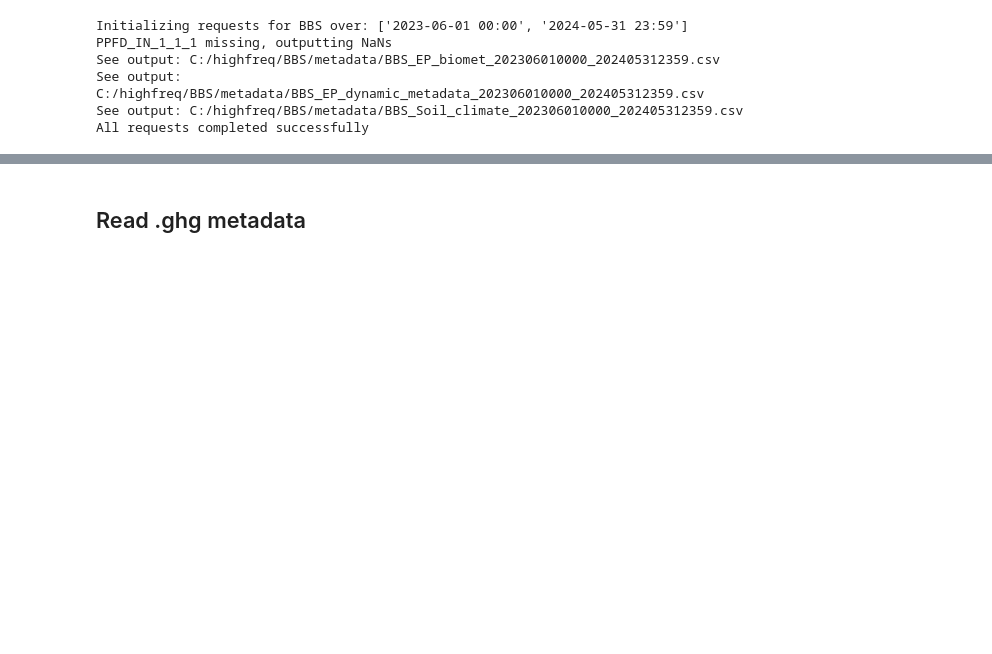
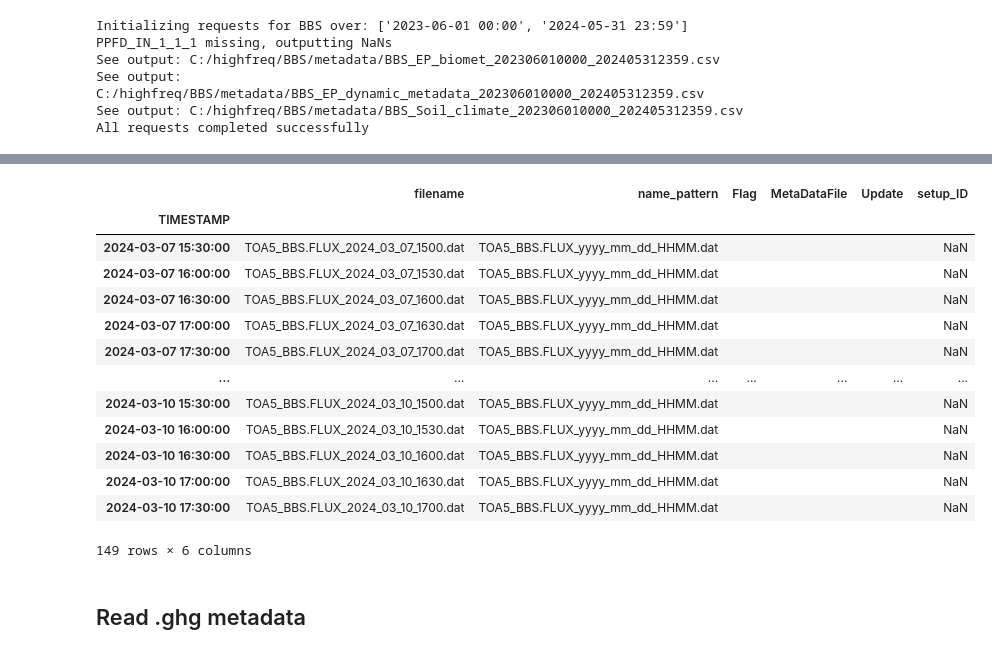
Before and after one commit to June-Skeeter/EddyPro_API, a Jupyter notebook: Testing.ipynb, the cells around one changed output, grey strips where cells are left out. Drawn from its saved outputs; the diff is of its cells as text; code cells hidden in the pictures; blank space fills up the shorter version.

```diff
--- a/Testing.ipynb
+++ b/Testing.ipynb
@@ -28,0 +36,11 @@ All requests completed successfully
+# %%
+import preProcessing
+import importlib
+import time
+importlib.reload(preProcessing)
+
+pp = preProcessing.preProcessing('BBS',fileType='dat')
+pp.processes=1
+pp.searchRawDir(copyFrom = "C:\\Campbellsci\\CardConvert\\20240416",
+            searchTag = "BBS.FLUX",
+            timeShift=30)
@@ -29,3 +55,24 @@ All requests completed successfully
+# %%
+pp.fileInventory#.loc[pp.fileInventory['filename'].isnull()==False]
+# import pandas as pd
+# df = pd.DataFrame()
+# df[['a','b']] = 'a'
+# df
+# %% [output]
+|  | filename | name_pattern | Flag | MetaDataFile | Update | setup_ID |
+| TIMESTAMP |  |  |  |  |  |  |
+| 2024-03-07 15:30:00 | TOA5_BBS.FLUX_2024_03_07_1500.dat | TOA5_BBS.FLUX_yyyy_mm_dd_HHMM.dat |  |  |  | NaN |
+| 2024-03-07 16:00:00 | TOA5_BBS.FLUX_2024_03_07_1530.dat | TOA5_BBS.FLUX_yyyy_mm_dd_HHMM.dat |  |  |  | NaN |
+| 2024-03-07 16:30:00 | TOA5_BBS.FLUX_2024_03_07_1600.dat | TOA5_BBS.FLUX_yyyy_mm_dd_HHMM.dat |  |  |  | NaN |
+| 2024-03-07 17:00:00 | TOA5_BBS.FLUX_2024_03_07_1630.dat | TOA5_BBS.FLUX_yyyy_mm_dd_HHMM.dat |  |  |  | NaN |
+| 2024-03-07 17:30:00 | TOA5_BBS.FLUX_2024_03_07_1700.dat | TOA5_BBS.FLUX_yyyy_mm_dd_HHMM.dat |  |  |  | NaN |
+| ... | ... | ... | ... | ... | ... | ... |
+| 2024-03-10 15:30:00 | TOA5_BBS.FLUX_2024_03_10_1500.dat | TOA5_BBS.FLUX_yyyy_mm_dd_HHMM.dat |  |  |  | NaN |
+| 2024-03-10 16:00:00 | TOA5_BBS.FLUX_2024_03_10_1530.dat | TOA5_BBS.FLUX_yyyy_mm_dd_HHMM.dat |  |  |  | NaN |
+| 2024-03-10 16:30:00 | TOA5_BBS.FLUX_2024_03_10_1600.dat | TOA5_BBS.FLUX_yyyy_mm_dd_HHMM.dat |  |  |  | NaN |
+| 2024-03-10 17:00:00 | TOA5_BBS.FLUX_2024_03_10_1630.dat | TOA5_BBS.FLUX_yyyy_mm_dd_HHMM.dat |  |  |  | NaN |
+| 2024-03-10 17:30:00 | TOA5_BBS.FLUX_2024_03_10_1700.dat | TOA5_BBS.FLUX_yyyy_mm_dd_HHMM.dat |  |  |  | NaN |
+149 rows × 6 columns
 # %% [markdown]
 ## Read .ghg metadata
 # %%
```
Also changed, not shown: parts of 3 cells of this notebook, 4 other files.
